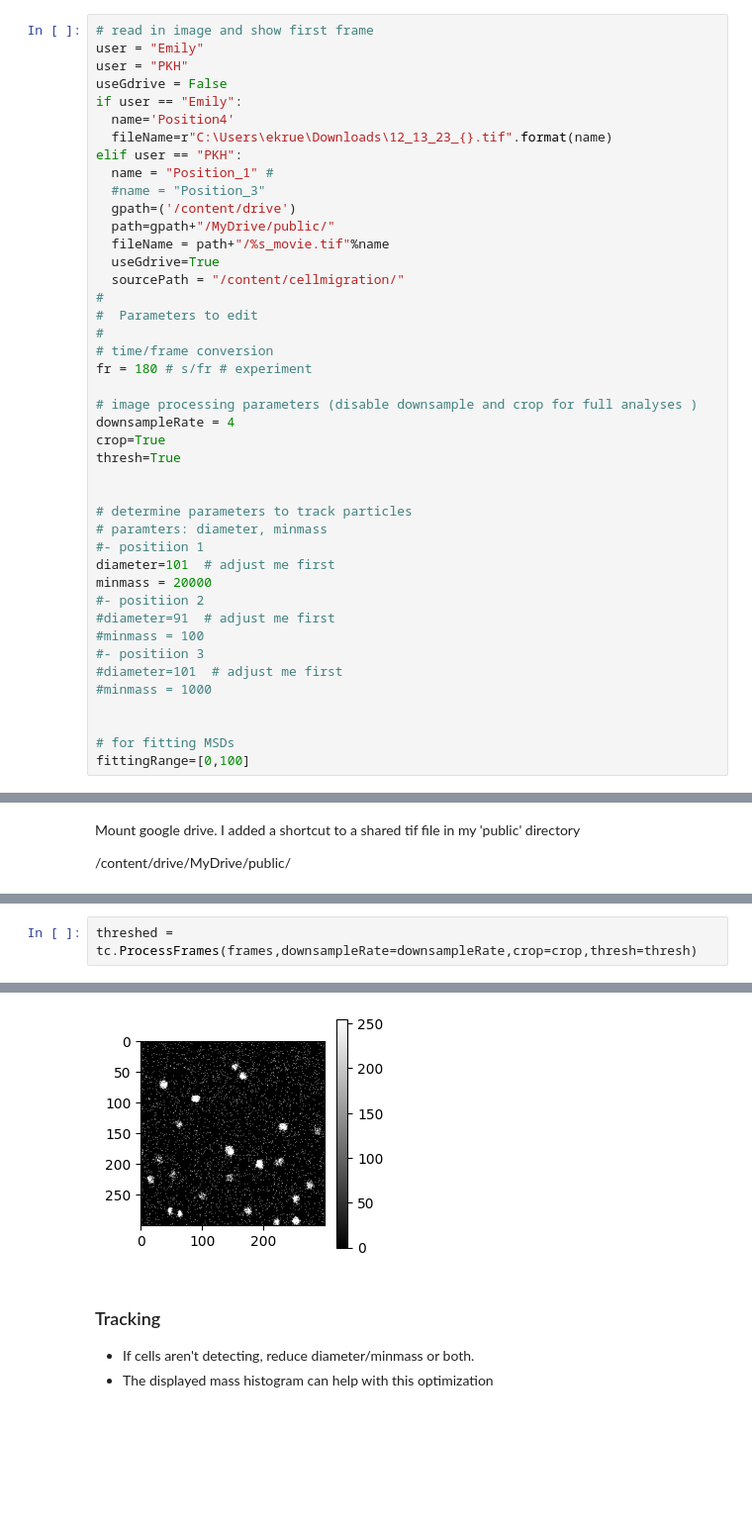
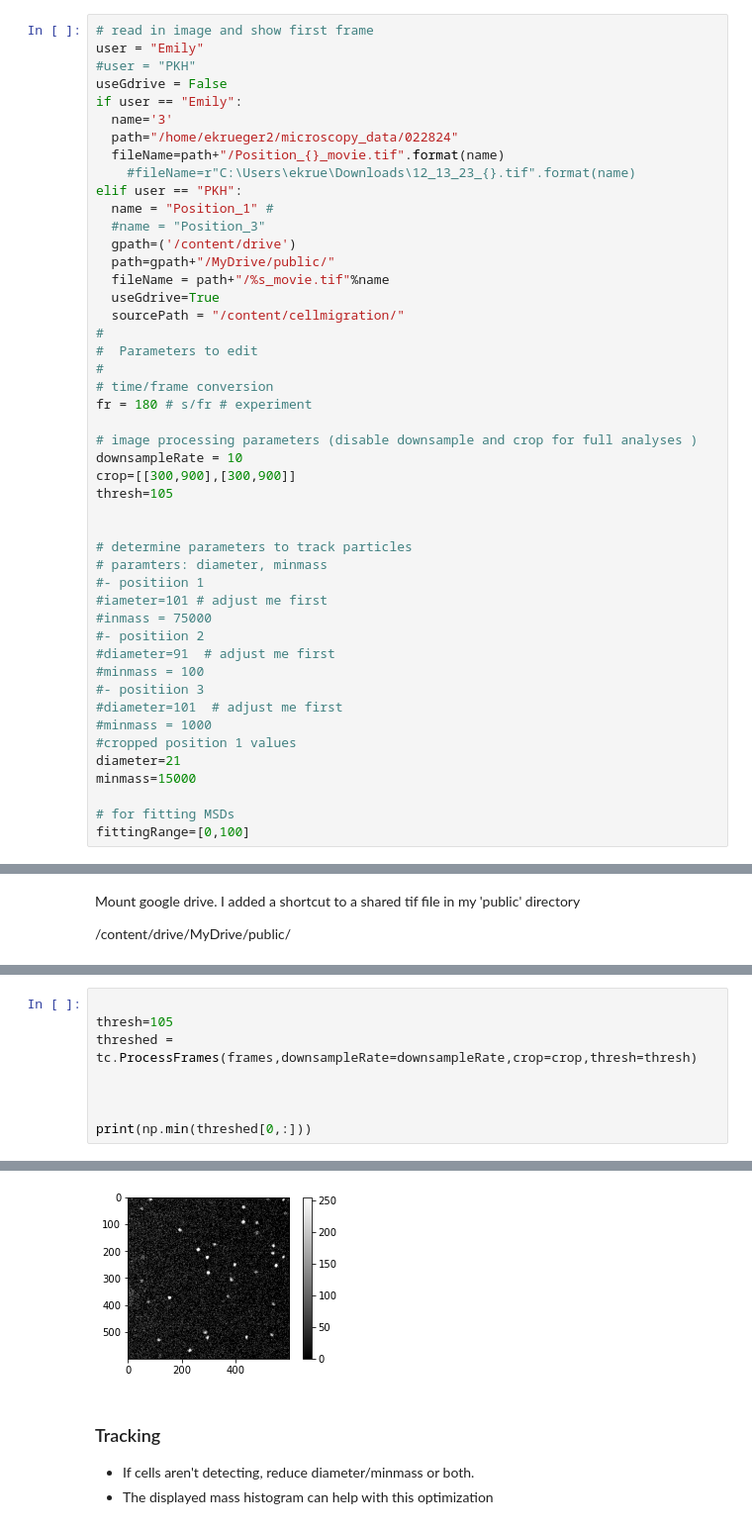
Before and after one commit to huskeypm/cellmigration, a Jupyter notebook: expt_analysis.ipynb, the cells around one changed output, grey strips where cells are left out. Shown: that part at 99% size. Saved outputs shown, nothing was run; the diff lists cells and outputs as text; blank space fills up the shorter version.

Commit message:
input arguments for cropping and thresholding

```diff
--- a/expt_analysis.ipynb
+++ b/expt_analysis.ipynb
@@ -87,11 +85,13 @@ calculator.py      lattice.py                 processYaml.py         validation.
 # %%
 # read in image and show first frame
 user = "Emily"
-user = "PKH"
+#user = "PKH"
 useGdrive = False
 if user == "Emily":
-  name='Position4'
-  fileName=r"C:\Users\ekrue\Downloads\12_13_23_{}.tif".format(name)
+  name='3'
+  path="/home/ekrueger2/microscopy_data/022824"
+  fileName=path+"/Position_{}_movie.tif".format(name)
+    #fileName=r"C:\Users\ekrue\Downloads\12_13_23_{}.tif".format(name)
 elif user == "PKH":
   name = "Position_1" #
   #name = "Position_3"
@@ -107,23 +107,25 @@ elif user == "PKH":
 fr = 180 # s/fr # experiment
 
 # image processing parameters (disable downsample and crop for full analyses )
-downsampleRate = 4
-crop=True
-thresh=True
+downsampleRate = 10
+crop=[[300,900],[300,900]]
+thresh=105
 
 
 # determine parameters to track particles
 # paramters: diameter, minmass
 #- positiion 1
-diameter=101  # adjust me first
-minmass = 20000
+#iameter=101 # adjust me first
+#inmass = 75000
 #- positiion 2
 #diameter=91  # adjust me first
 #minmass = 100
 #- positiion 3
 #diameter=101  # adjust me first
 #minmass = 1000
-
+#cropped position 1 values
+diameter=21
+minmass=15000
 
 # for fitting MSDs
 fittingRange=[0,100]
@@ -160,3 +160,9 @@ plt.imshow(frames[0,:,:])
 # %%
+
+thresh=105
 threshed = tc.ProcessFrames(frames,downsampleRate=downsampleRate,crop=crop,thresh=thresh)
+
+
+
+print(np.min(threshed[0,:]))
 # %% [output]
@@ -164,4 +171,4 @@ threshed = tc.ProcessFrames(frames,downsampleRate=downsampleRate,crop=crop,thres
-[figure, old version]
+[figure, new version]
 # %% [markdown]
 
 ### Tracking
```
Also changed, not shown: parts of 12 cells of this notebook, 2 other files.
